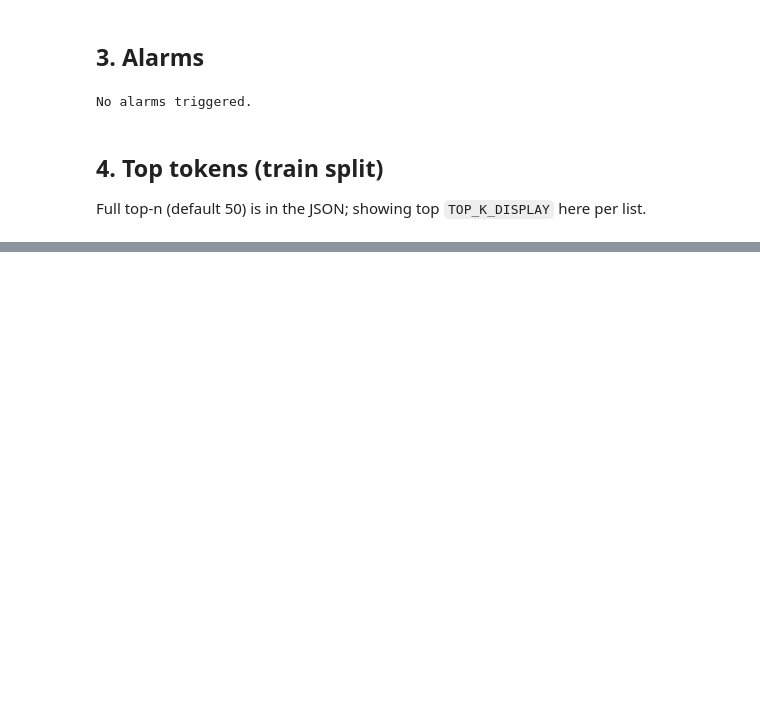
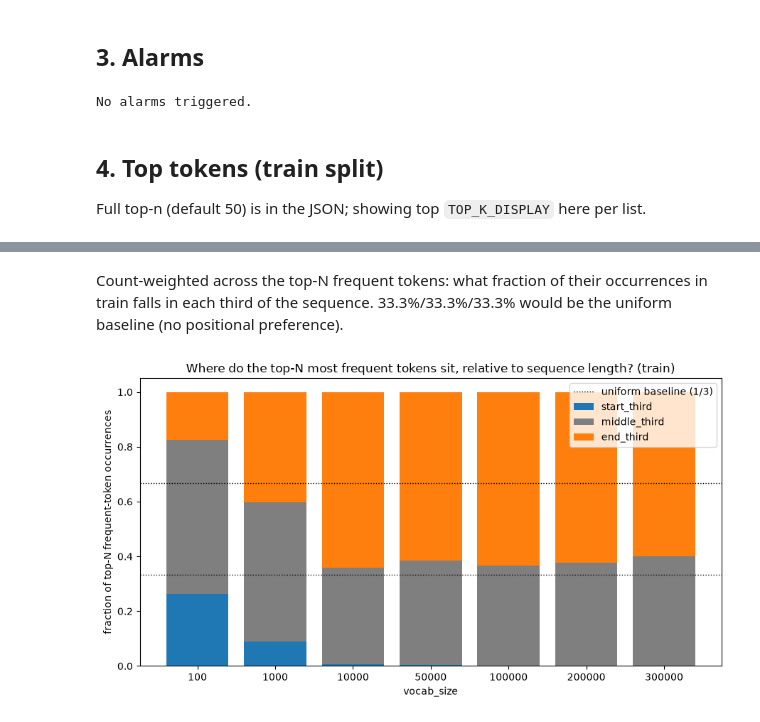
Before and after one commit to demidovamaria/irrm-codec, a Jupyter notebook: notebooks/tokenizer_stats_report.ipynb, the cells around one changed output, grey strips where cells are left out. Saved outputs shown, nothing was run; the diff lists cells and outputs as text; code cells hidden in the pictures; blank space fills up the shorter version.

Commit message:
tokenizer_stats_report.ipynb: add top-token position analysis section

```diff
--- a/notebooks/tokenizer_stats_report.ipynb
+++ b/notebooks/tokenizer_stats_report.ipynb
@@ -295,0 +322,22 @@ top non-single-amino-acid tokens:
+# %% [markdown]
+Count-weighted across the top-N frequent tokens: what fraction of their occurrences in train falls in each third of the sequence. 33.3%/33.3%/33.3% would be the uniform baseline (no positional preference).
+# %%
+def plot_top_tokens_position_composition():
+    fig, ax = plt.subplots(figsize=(9, 5))
+    bottoms = [0.0] * len(vocab_sizes)
+    region_names = ("start_third", "middle_third", "end_third")
+    colors = {"start_third": "tab:blue", "middle_third": "tab:gray", "end_third": "tab:orange"}
+    for region in region_names:
+        values = [per_vocab_size[str(vs)]["top_tokens_position_macro_composition_train"][region] for vs in vocab_sizes]
+        ax.bar([str(vs) for vs in vocab_sizes], values, bottom=bottoms, label=region, color=colors[region])
+        bottoms = [b + v for b, v in zip(bottoms, values)]
+    ax.axhline(1 / 3, color="black", linestyle=":", linewidth=1, label="uniform baseline (1/3)")
+    ax.axhline(2 / 3, color="black", linestyle=":", linewidth=1)
+    ax.set_xlabel("vocab_size"); ax.set_ylabel("fraction of top-N frequent-token occurrences")
+    ax.set_title("Where do the top-N most frequent tokens sit, relative to sequence length? (train)")
+    ax.legend(); fig.tight_layout(); plt.show()
+
+
+plot_top_tokens_position_composition()
+# %% [output]
+[figure, added]
```
Also changed, not shown: parts of 8 cells of this notebook.
